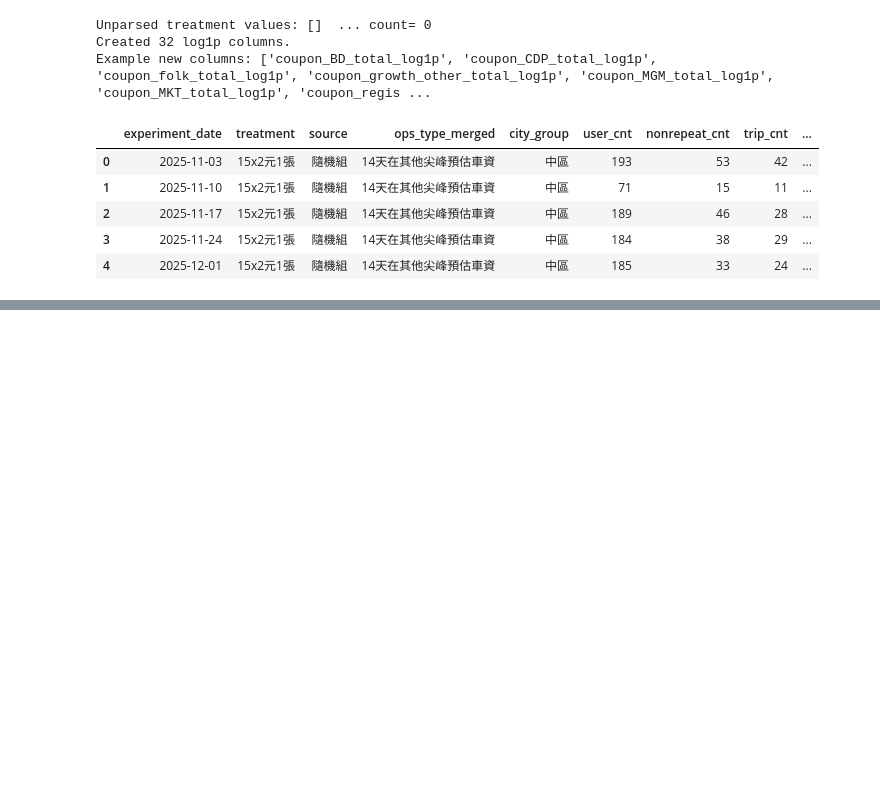
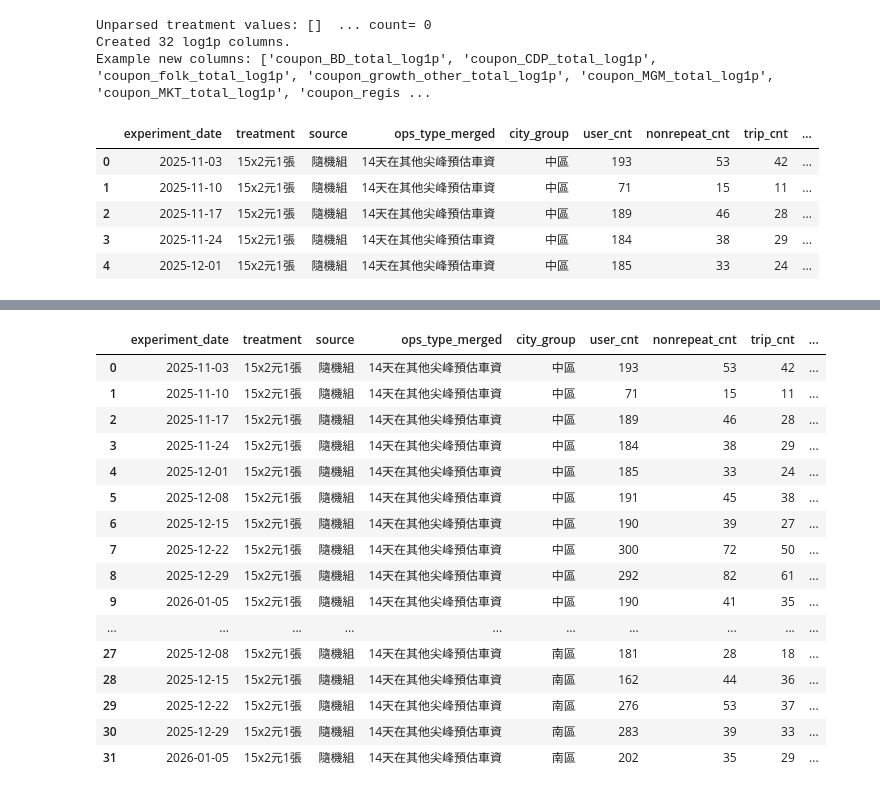
Before and after one commit to shawn921011/2026winter_project, a Jupyter notebook: cleaning/final_cleaning_v4.ipynb, the cells around one changed output, grey strips where cells are left out. Drawn from its saved outputs; the diff is of its cells as text; code cells hidden in the pictures; blank space fills up the shorter version.

```diff
--- a/cleaning/final_cleaning_v4.ipynb
+++ b/cleaning/final_cleaning_v4.ipynb
@@ -315,0 +356,20 @@ Saved: ../final_data/data_260125_random.csv ../final_data/data_260125_control.cs
+# %%
+df_random.head(30)
+# %% [output]
+|  | experiment_date | treatment | source | ops_type_merged | city_group | user_cnt | nonrepeat_cnt | trip_cnt | ... |
+| 0 | 2025-11-03 | 15x2元1張 | 隨機組 | 14天在其他尖峰預估車資 | 中區 | 193 | 53 | 42 | ... |
+| 1 | 2025-11-10 | 15x2元1張 | 隨機組 | 14天在其他尖峰預估車資 | 中區 | 71 | 15 | 11 | ... |
+| 2 | 2025-11-17 | 15x2元1張 | 隨機組 | 14天在其他尖峰預估車資 | 中區 | 189 | 46 | 28 | ... |
+| 3 | 2025-11-24 | 15x2元1張 | 隨機組 | 14天在其他尖峰預估車資 | 中區 | 184 | 38 | 29 | ... |
+| 4 | 2025-12-01 | 15x2元1張 | 隨機組 | 14天在其他尖峰預估車資 | 中區 | 185 | 33 | 24 | ... |
+| 5 | 2025-12-08 | 15x2元1張 | 隨機組 | 14天在其他尖峰預估車資 | 中區 | 191 | 45 | 38 | ... |
+| 6 | 2025-12-15 | 15x2元1張 | 隨機組 | 14天在其他尖峰預估車資 | 中區 | 190 | 39 | 27 | ... |
+| 7 | 2025-12-22 | 15x2元1張 | 隨機組 | 14天在其他尖峰預估車資 | 中區 | 300 | 72 | 50 | ... |
+| 8 | 2025-12-29 | 15x2元1張 | 隨機組 | 14天在其他尖峰預估車資 | 中區 | 292 | 82 | 61 | ... |
+| 9 | 2026-01-05 | 15x2元1張 | 隨機組 | 14天在其他尖峰預估車資 | 中區 | 190 | 41 | 35 | ... |
+| ... | ... | ... | ... | ... | ... | ... | ... | ... | ... |
+| 27 | 2025-12-08 | 15x2元1張 | 隨機組 | 14天在其他尖峰預估車資 | 南區 | 181 | 28 | 18 | ... |
+| 28 | 2025-12-15 | 15x2元1張 | 隨機組 | 14天在其他尖峰預估車資 | 南區 | 162 | 44 | 36 | ... |
+| 29 | 2025-12-22 | 15x2元1張 | 隨機組 | 14天在其他尖峰預估車資 | 南區 | 276 | 53 | 37 | ... |
+| 30 | 2025-12-29 | 15x2元1張 | 隨機組 | 14天在其他尖峰預估車資 | 南區 | 283 | 39 | 33 | ... |
+| 31 | 2026-01-05 | 15x2元1張 | 隨機組 | 14天在其他尖峰預估車資 | 南區 | 202 | 35 | 29 | ... |
```
Also changed, not shown: parts of 2 cells of this notebook, 1 other file.
